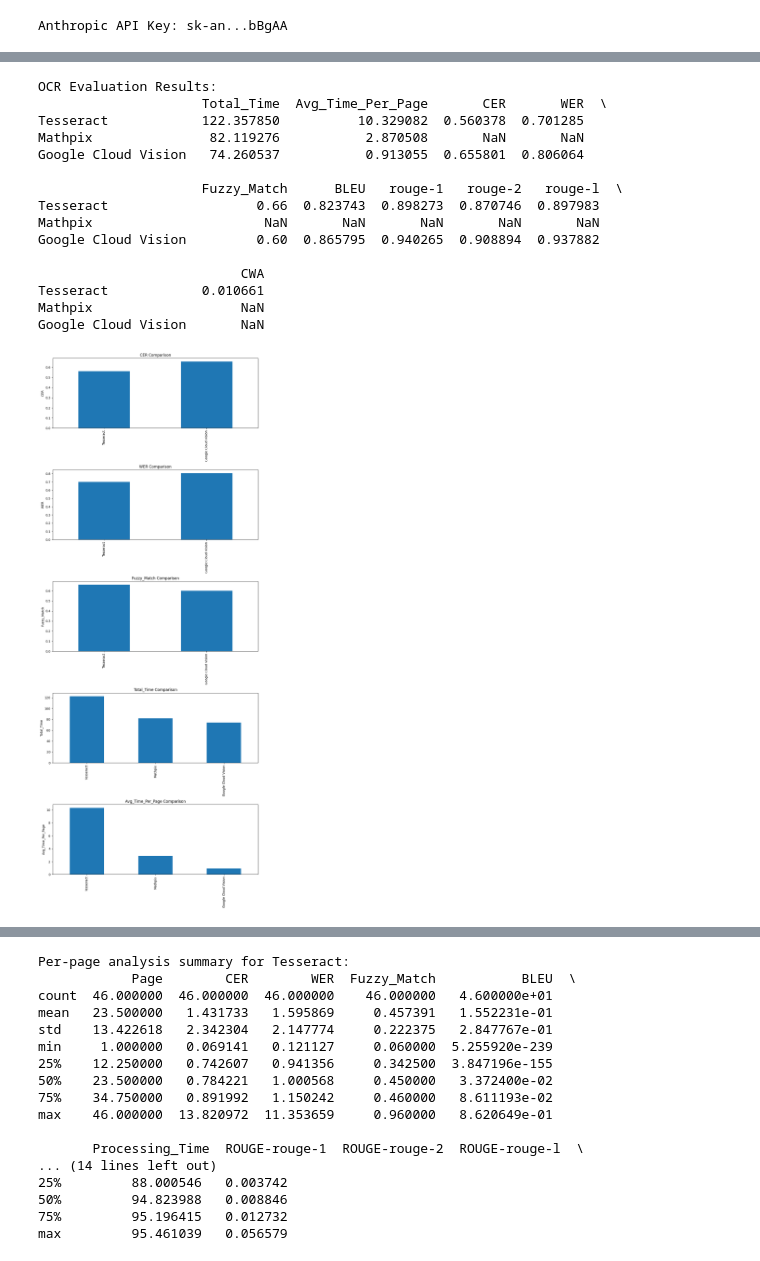
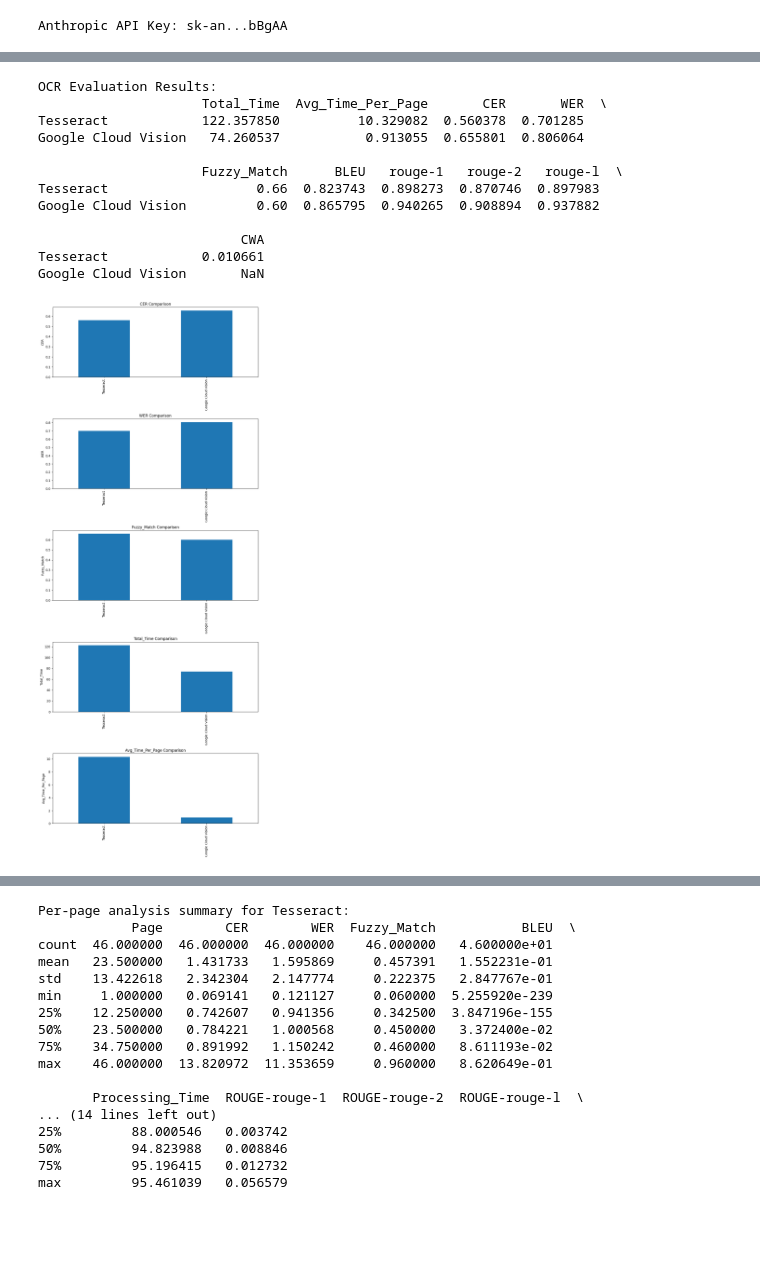
Before and after one commit to antdke/cadastral-take-home, a Jupyter notebook: Untitled.ipynb, the cells around one changed output, grey strips where cells are left out. Cells and saved outputs as stored; diff of their text form; code cells hidden in the pictures; blank space fills up the shorter version.

```diff
--- a/Untitled.ipynb
+++ b/Untitled.ipynb
@@ -46,7 +46,6 @@ class BoundingBox:
     height: float
     text: str
     confidence: Optional[float] = None
-    type: Optional[str] = None  # For Mathpix: 'line' or 'word'
 
 @dataclass
 class OCRPageResult:
@@ -1195,13 +645,6 @@ if __name__ == "__main__":
             tesseract_result = tesseract_ocr.perform_ocr(pdf_path)
             save_checkpoint(tesseract_result, tesseract_checkpoint)
 
-        # MathPix OCR
-        mathpix_checkpoint = 'mathpix_checkpoint.pkl'
-        mathpix_result = load_checkpoint(mathpix_checkpoint)
-        if mathpix_result is None:
-            mathpix_ocr = MathpixOCR(MATHPIX_APP_ID, MATHPIX_APP_KEY)
-            mathpix_result = mathpix_ocr.perform_ocr(pdf_path)
-            save_checkpoint(mathpix_result, mathpix_checkpoint)
 
         # Google Cloud Vision OCR
         gcv_checkpoint = 'gcv_checkpoint.pkl'
@@ -1213,7 +656,6 @@ if __name__ == "__main__":
 
         ocr_results = {
             'Tesseract': tesseract_result,
-            'Mathpix': mathpix_result,
             'Google Cloud Vision': gcv_result
         }
 
@@ -1299,16 +741,13 @@ Google Cloud Vision       NaN
 OCR Evaluation Results:
                      Total_Time  Avg_Time_Per_Page       CER       WER  \
 Tesseract            122.357850          10.329082  0.560378  0.701285
-Mathpix               82.119276           2.870508       NaN       NaN
 Google Cloud Vision   74.260537           0.913055  0.655801  0.806064
 
                      Fuzzy_Match      BLEU   rouge-1   rouge-2   rouge-l  \
 Tesseract                   0.66  0.823743  0.898273  0.870746  0.897983
-Mathpix                      NaN       NaN       NaN       NaN       NaN
 Google Cloud Vision         0.60  0.865795  0.940265  0.908894  0.937882
 
                           CWA
 Tesseract            0.010661
-Mathpix                   NaN
 Google Cloud Vision       NaN
-[figure, old version]
+[figure, new version]
```
Also changed, not shown: parts of 5 cells of this notebook, 2 other files.
